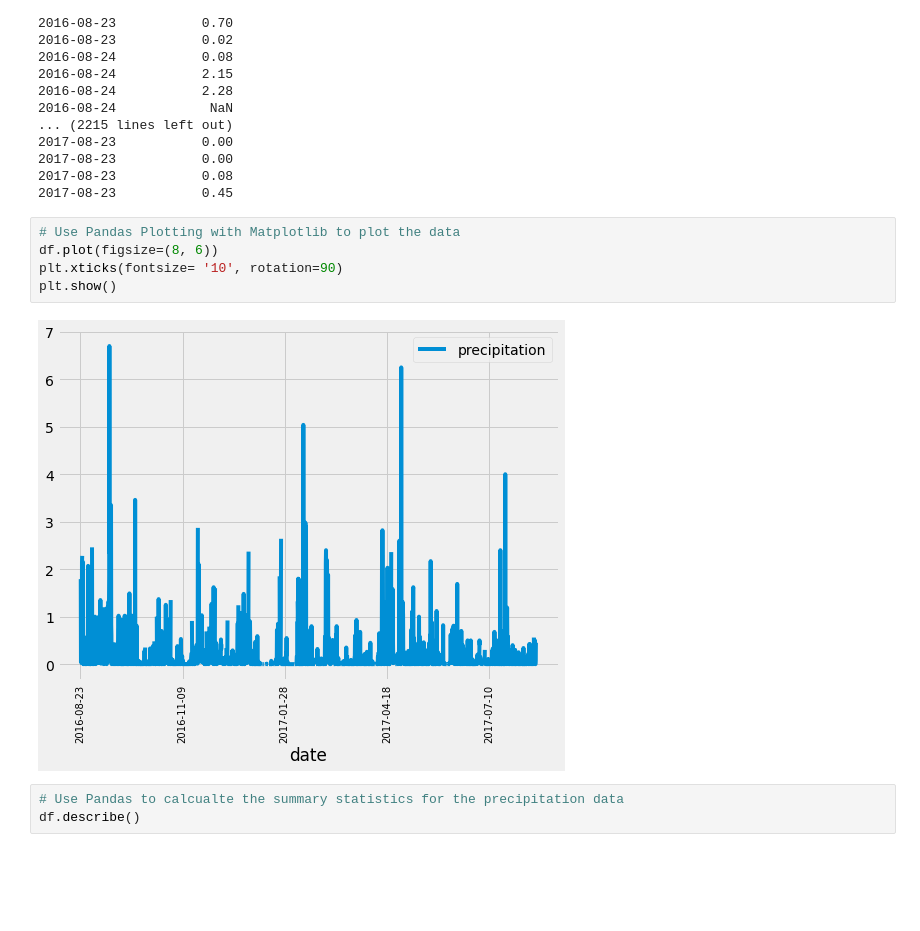
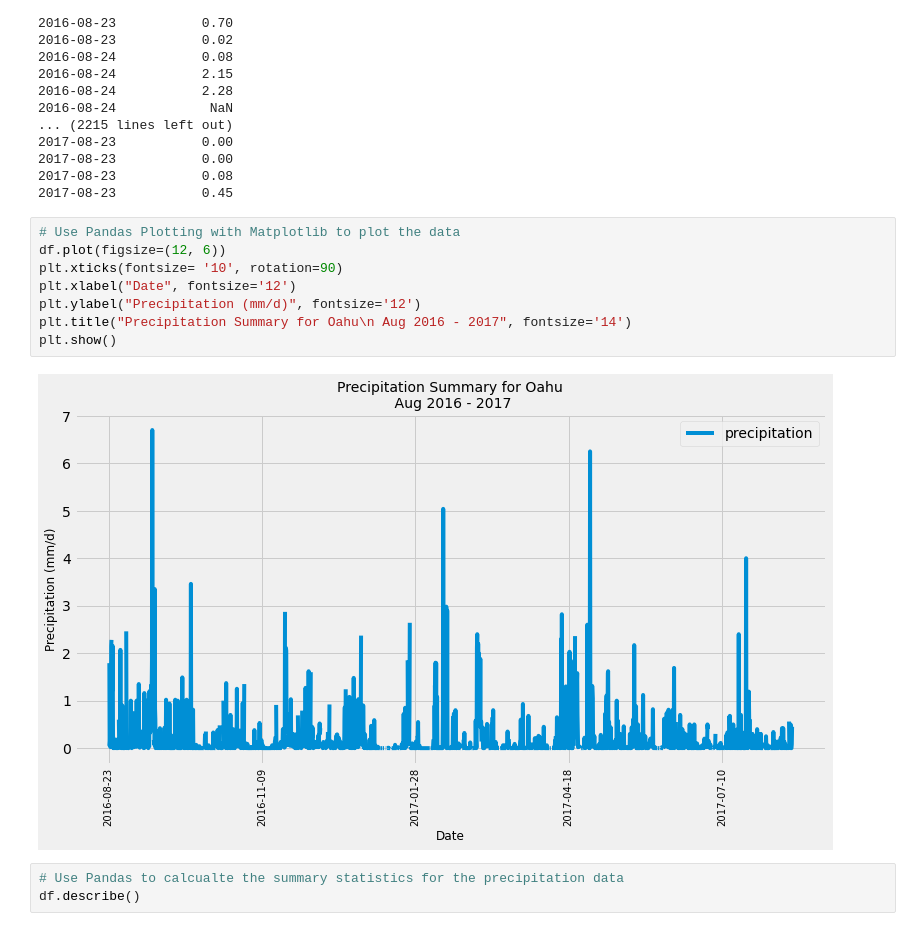
Before and after one commit to Magzzie/Surfs_up, a Jupyter notebook: climate_analysis.ipynb, the cells around one changed output. Drawn from its saved outputs; the diff is of its cells as text; blank space fills up the shorter version.

```diff
--- a/climate_analysis.ipynb
+++ b/climate_analysis.ipynb
@@ -151,11 +173,14 @@ print(df.to_string(index=False))
 2017-08-23           0.45
 # %%
 # Use Pandas Plotting with Matplotlib to plot the data
-df.plot(figsize=(8, 6))
+df.plot(figsize=(12, 6))
 plt.xticks(fontsize= '10', rotation=90)
+plt.xlabel("Date", fontsize='12')
+plt.ylabel("Precipitation (mm/d)", fontsize='12')
+plt.title("Precipitation Summary for Oahu\n Aug 2016 - 2017", fontsize='14')
 plt.show()
 # %% [output]
-[figure, old version]
+[figure, new version]
 # %%
 # Use Pandas to calcualte the summary statistics for the precipitation data
 df.describe()
```
Also changed, not shown: parts of 10 cells of this notebook, 3 other files.
